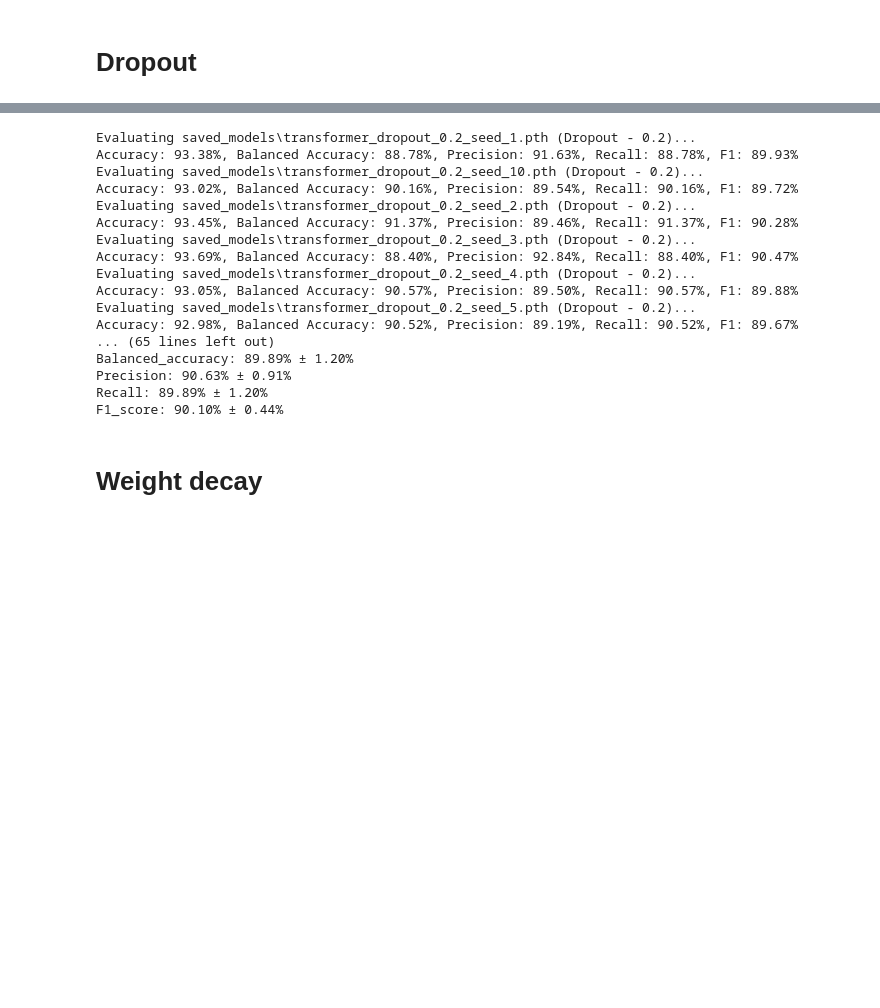
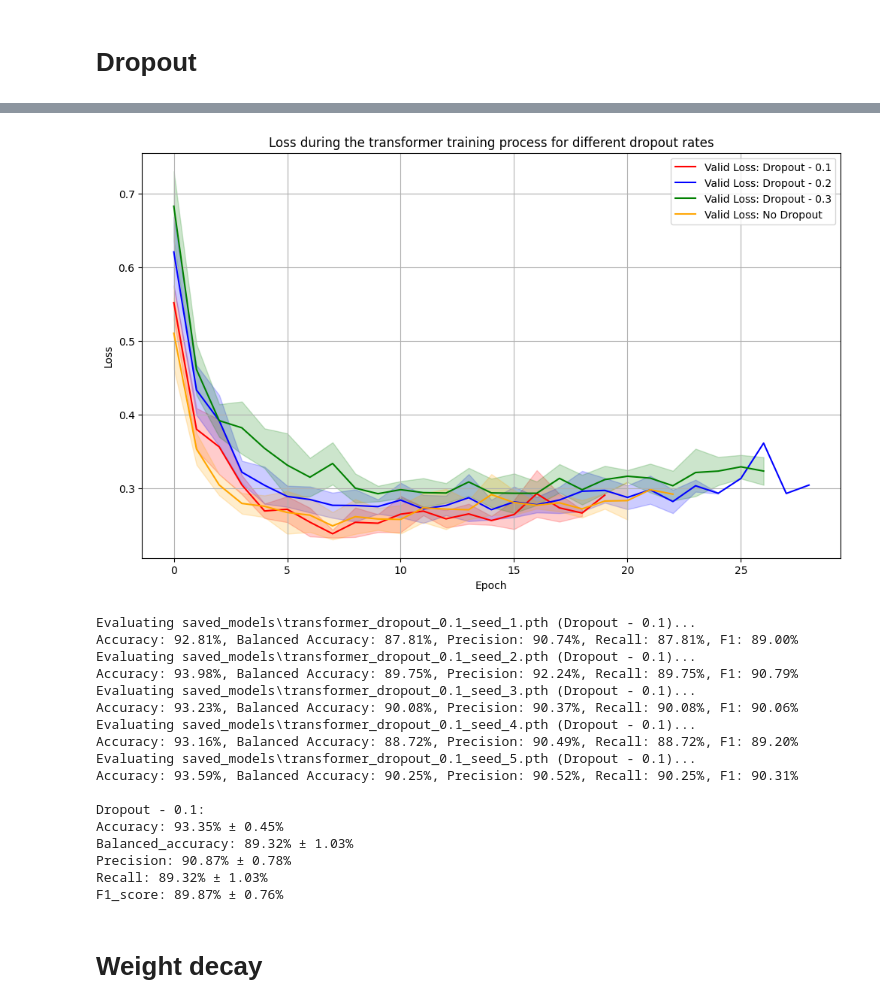
Before and after one commit to Mafarein/deep_learning_project2, a Jupyter notebook: transformer_plots.ipynb, the cells around one changed output, grey strips where cells are left out. Cells and saved outputs as stored; diff of their text form; code cells hidden in the pictures; blank space fills up the shorter version.

```diff
--- a/transformer_plots.ipynb
+++ b/transformer_plots.ipynb
@@ -263,8 +265,28 @@ plt.show()
+# %%
+df_transformer_d01 = load_loss_data("saved_losses/transformer_dropout_0.1_seed_*.csv")
+df_transformer_d02 = load_loss_data("saved_losses/transformer_dropout_0.2_seed_*.csv")
+df_transformer_d03 = load_loss_data("saved_losses/transformer_dropout_0.3_seed_*.csv")
+df_transformer_d0 = load_loss_data("saved_losses/transformer_constant_lr_0.0001_seed_*.csv")
+
+plt.figure(figsize=(12, 7))
+
+plot_loss(df_transformer_d01, "Dropout - 0.1", train_color="red", valid_color="red", plot_train=False)
+plot_loss(df_transformer_d02, "Dropout - 0.2", train_color="blue", valid_color="blue", plot_train=False)
+plot_loss(df_transformer_d03, "Dropout - 0.3", train_color="green", valid_color="green", plot_train=False)
+plot_loss(df_transformer_d0, "No Dropout", train_color="orange", valid_color="orange", plot_train=False)
+
+plt.xlabel("Epoch")
+plt.ylabel("Loss")
+plt.title("Loss during the transformer training process for different dropout rates")
+plt.legend()
+plt.grid()
+plt.savefig("plots/transformer_drop_valid")
+plt.show()
+# %% [output]
+[figure, added]
 # %%
 model_paths = {
-    'Dropout - 0.2': glob.glob("saved_models/transformer_dropout_0.2_seed_*.pth"),
-    'Dropout - 0.3': glob.glob("saved_models/transformer_dropout_0.3_seed_*.pth"),
-    'No Dropout': glob.glob("saved_models/transformer_constant_lr_0.0001_seed_*.pth"),
+    'Dropout - 0.1': glob.glob("saved_models/transformer_dropout_0.1_seed_*.pth"),
 }
 
 results = {}
@@ -277,23 +299,23 @@ for model_name, metrics in results.items():
     for metric, (mean, std) in metrics.items():
         print(f"{metric.capitalize()}: {mean:.2f}% ± {std:.2f}%")
 # %% [output]
-Evaluating saved_models\transformer_dropout_0.2_seed_1.pth (Dropout - 0.2)...
-Accuracy: 93.38%, Balanced Accuracy: 88.78%, Precision: 91.63%, Recall: 88.78%, F1: 89.93%
-Evaluating saved_models\transformer_dropout_0.2_seed_10.pth (Dropout - 0.2)...
-Accuracy: 93.02%, Balanced Accuracy: 90.16%, Precision: 89.54%, Recall: 90.16%, F1: 89.72%
-Evaluating saved_models\transformer_dropout_0.2_seed_2.pth (Dropout - 0.2)...
-Accuracy: 93.45%, Balanced Accuracy: 91.37%, Precision: 89.46%, Recall: 91.37%, F1: 90.28%
-Evaluating saved_models\transformer_dropout_0.2_seed_3.pth (Dropout - 0.2)...
-Accuracy: 93.69%, Balanced Accuracy: 88.40%, Precision: 92.84%, Recall: 88.40%, F1: 90.47%
-Evaluating saved_models\transformer_dropout_0.2_seed_4.pth (Dropout - 0.2)...
-Accuracy: 93.05%, Balanced Accuracy: 90.57%, Precision: 89.50%, Recall: 90.57%, F1: 89.88%
-Evaluating saved_models\transformer_dropout_0.2_seed_5.pth (Dropout - 0.2)...
-Accuracy: 92.98%, Balanced Accuracy: 90.52%, Precision: 89.19%, Recall: 90.52%, F1: 89.67%
-... (65 lines left out)
-Balanced_accuracy: 89.89% ± 1.20%
-Precision: 90.63% ± 0.91%
-Recall: 89.89% ± 1.20%
-F1_score: 90.10% ± 0.44%
+Evaluating saved_models\transformer_dropout_0.1_seed_1.pth (Dropout - 0.1)...
+Accuracy: 92.81%, Balanced Accuracy: 87.81%, Precision: 90.74%, Recall: 87.81%, F1: 89.00%
+Evaluating saved_models\transformer_dropout_0.1_seed_2.pth (Dropout - 0.1)...
+Accuracy: 93.98%, Balanced Accuracy: 89.75%, Precision: 92.24%, Recall: 89.75%, F1: 90.79%
+Evaluating saved_models\transformer_dropout_0.1_seed_3.pth (Dropout - 0.1)...
+Accuracy: 93.23%, Balanced Accuracy: 90.08%, Precision: 90.37%, Recall: 90.08%, F1: 90.06%
+Evaluating saved_models\transformer_dropout_0.1_seed_4.pth (Dropout - 0.1)...
+Accuracy: 93.16%, Balanced Accuracy: 88.72%, Precision: 90.49%, Recall: 88.72%, F1: 89.20%
+Evaluating saved_models\transformer_dropout_0.1_seed_5.pth (Dropout - 0.1)...
+Accuracy: 93.59%, Balanced Accuracy: 90.25%, Precision: 90.52%, Recall: 90.25%, F1: 90.31%
+
+Dropout - 0.1:
+Accuracy: 93.35% ± 0.45%
+Balanced_accuracy: 89.32% ± 1.03%
+Precision: 90.87% ± 0.78%
+Recall: 89.32% ± 1.03%
+F1_score: 89.87% ± 0.76%
 # %% [markdown]
 # Weight decay
 # %%
```
Also changed, not shown: parts of 15 cells of this notebook, 9 other files.
